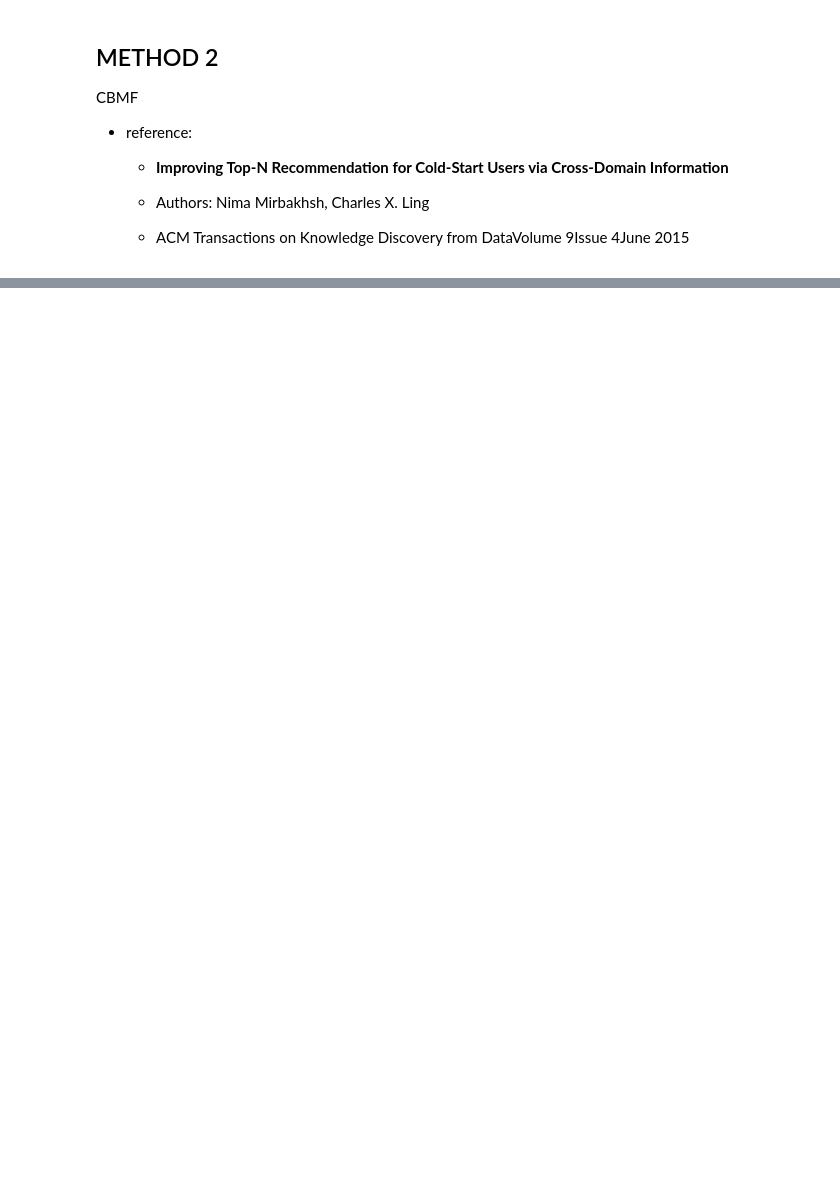
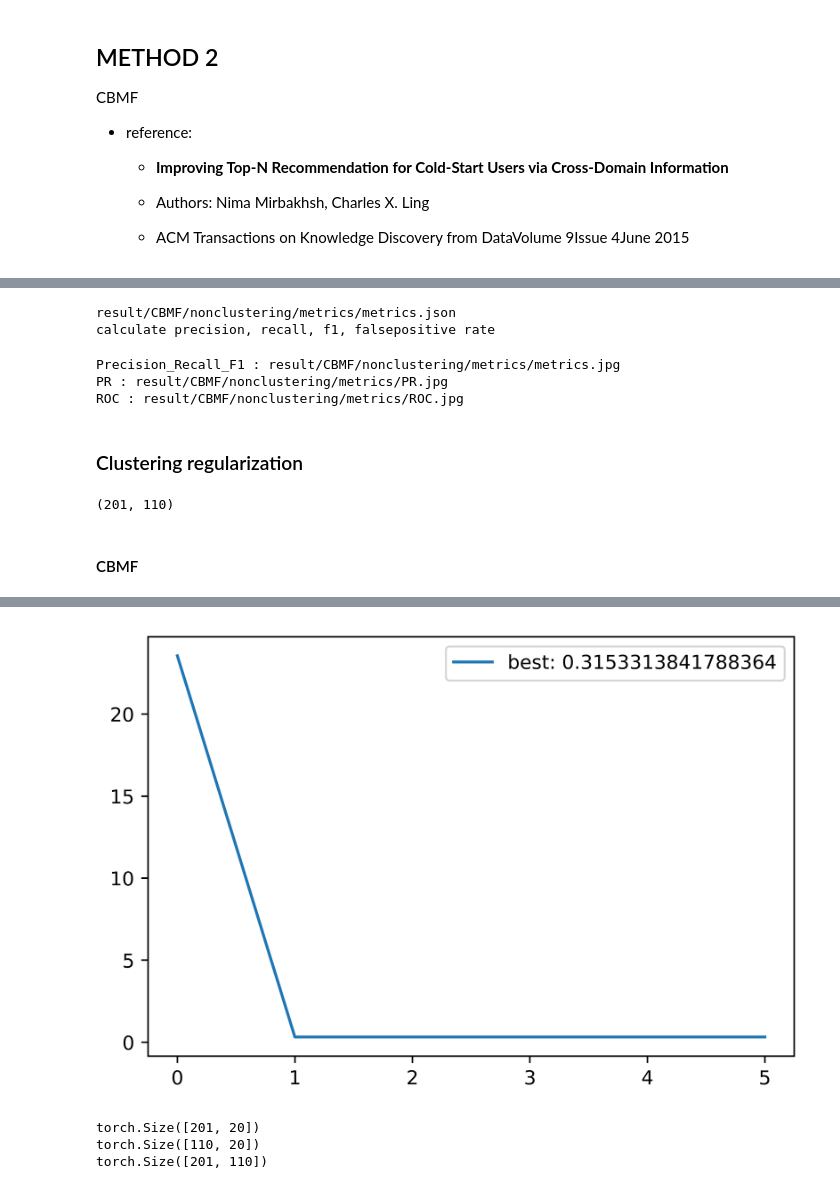
Before and after one commit to yls108u/Library_recommendation_system, a Jupyter notebook: recommendation.ipynb, the cells around one changed output, grey strips where cells are left out. Cells and saved outputs as stored; diff of their text form; code cells hidden in the pictures; blank space fills up the shorter version.

```diff
--- a/recommendation.ipynb
+++ b/recommendation.ipynb
@@ -366,0 +336,41 @@ ROC : result/CBMF/Navie/Cluster/metrics/ROC.jpg
+# %%
+Evaluate(
+    result_root = os.path.join(cbmf_savepath, "nonclustering"),
+    recommendlist = os.path.join(cbmf_savepath, "nonclustering", "recommendlist.json"),
+    gth = os.path.join("result", "testing_user_groundtruth.json"),
+    item_list=list(str(i) for i in range(1000))
+)
+# %% [output]
+result/CBMF/nonclustering/metrics/metrics.json
+calculate precision, recall, f1, falsepositive rate
+Precision_Recall_F1 : result/CBMF/nonclustering/metrics/metrics.jpg
+PR : result/CBMF/nonclustering/metrics/PR.jpg
+ROC : result/CBMF/nonclustering/metrics/ROC.jpg
+# %% [markdown]
+### Clustering regularization
+# %%
+cbmatrix = np.load(os.path.join(
+    cbmf_savepath, "clustering", "cb.npy")
+)
+cbmatrix.shape
+# %% [output]
+(201, 110)
+# %% [markdown]
+#### CBMF
+# %%
+cbmf = WALSMF(
+    R=torch.tensor(cbmatrix,dtype=torch.double), latency=20,
+    l2_reg=0.9, fill_empty=np.mean(cbmatrix)/2, w_m=0.9
+)
+h = cbmf.train(
+    device=d,tmp_savepath=os.path.join(
+        cbmf_savepath, "clustering", "with_w_latency"
+    )
+)
+plotLoss(
+    h['loss'],
+    savename=os.path.join(
+        cbmf_savepath, "clustering", "wmse.jpg"
+    ), showinline=True
+)
+# %% [output]
@@ -366,0 +378,18 @@ ROC : result/CBMF/Navie/Cluster/metrics/ROC.jpg
+[figure, added]
+# %%
+user_c_l = torch.load(
+    os.path.join(
+        cbmf_savepath, "clustering", "with_w_latency","user.pt"
+    )
+)
+print(user_c_l.size())
+item_c_l = torch.load(
+    os.path.join(
+        cbmf_savepath, "clustering", "with_w_latency","item.pt"
+    )
+)
+print(item_c_l.size())
+# %% [output]
+torch.Size([201, 20])
+torch.Size([110, 20])
+torch.Size([201, 110])
```
Also changed, not shown: parts of 75 cells of this notebook.
